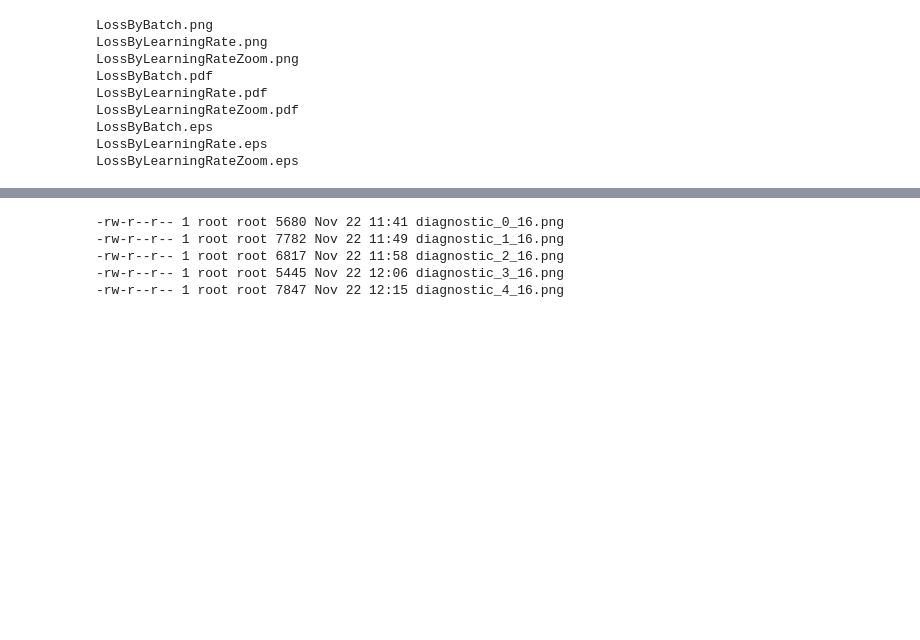
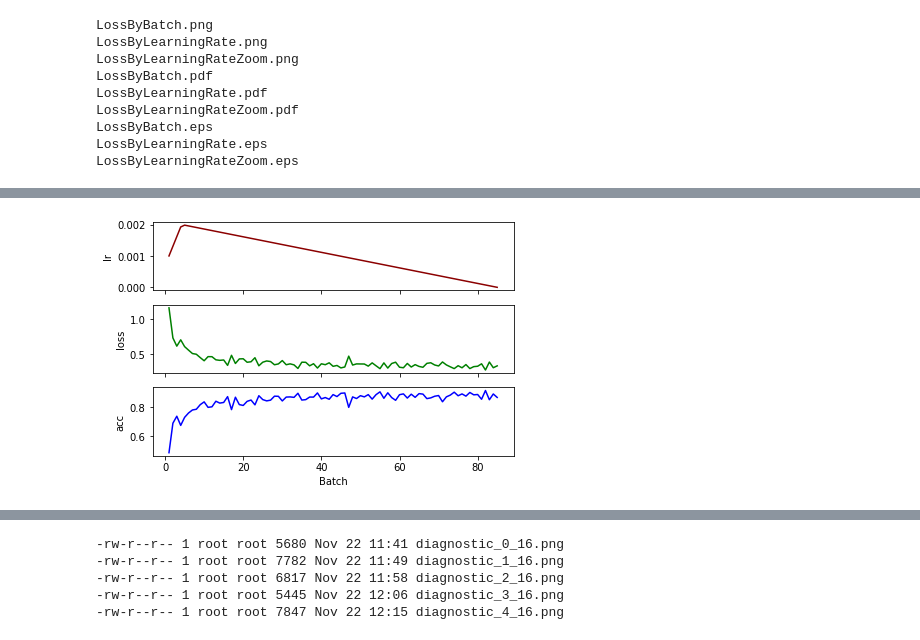
Before and after one commit to AndyChappell/SemanticSegmentation, a Jupyter notebook: dune_network.ipynb, the cells around one changed output, grey strips where cells are left out. Saved outputs shown, nothing was run; the diff lists cells and outputs as text; code cells hidden in the pictures; blank space fills up the shorter version.

```diff
--- a/dune_network.ipynb
+++ b/dune_network.ipynb
@@ -83,0 +94,10 @@ def accuracy(input, target):
+# %%
+count = {0: 0, 1: 0, 2: 0}
+for batch in bunch.valid_dl:
+    images, masks = batch
+    unique, counts = torch.unique(masks, return_counts=True)
+    unique = [ u.item() for u in unique ]
+    counts = [ c.item() for c in counts ]
+    this_dict = dict(zip(unique, counts))
+    for key in this_dict:
+            count[key] += this_dict[key]
@@ -234,0 +440,18 @@ Epoch 5 : loss 0.43066301766563864 acc 0.8273724107181325   val_loss 0.386090832
+# %%
+def plot_lr_loss_acc(lrs, losses, accuracies, name):
+    fig, axs = plt.subplots(3, 1, sharex=True)
+    xx = list(range(1, 1 + len(lrs)))
+    yy = [lrs, losses, accuracies]
+    labels = ["lr", "loss", "acc"]
+    colors = ['darkred', 'green', 'blue']
+    for i, ax in enumerate(axs):
+        ax.set_xlabel("Batch")
+        ax.set_ylabel(labels[i])
+        ax.plot(xx, yy[i], c=colors[i])
+    for ax in axs: ax.label_outer()
+    plt.tight_layout()
+    iu.save_figure(fig, name)
+# %%
+plot_lr_loss_acc(learning_rates, train_loss_batches, train_acc_batches, "LRLossAcc")
+# %% [output]
+[figure, added]
```
Also changed, not shown: parts of 34 cells of this notebook.
